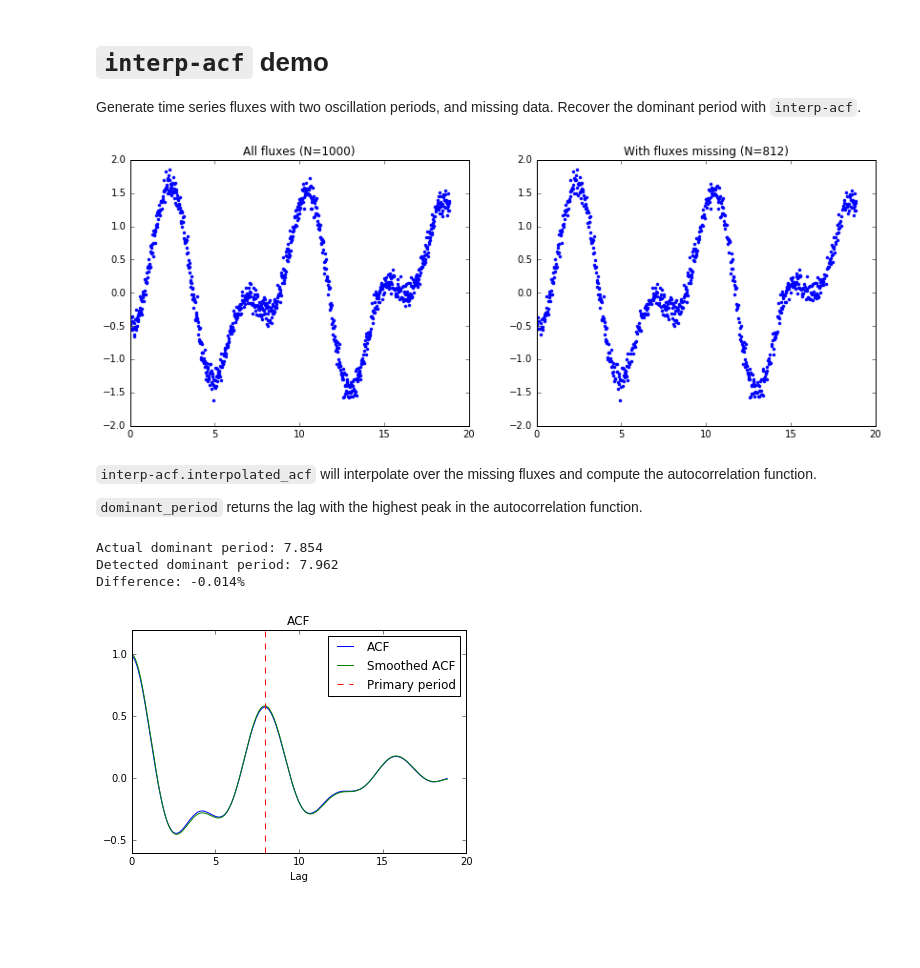
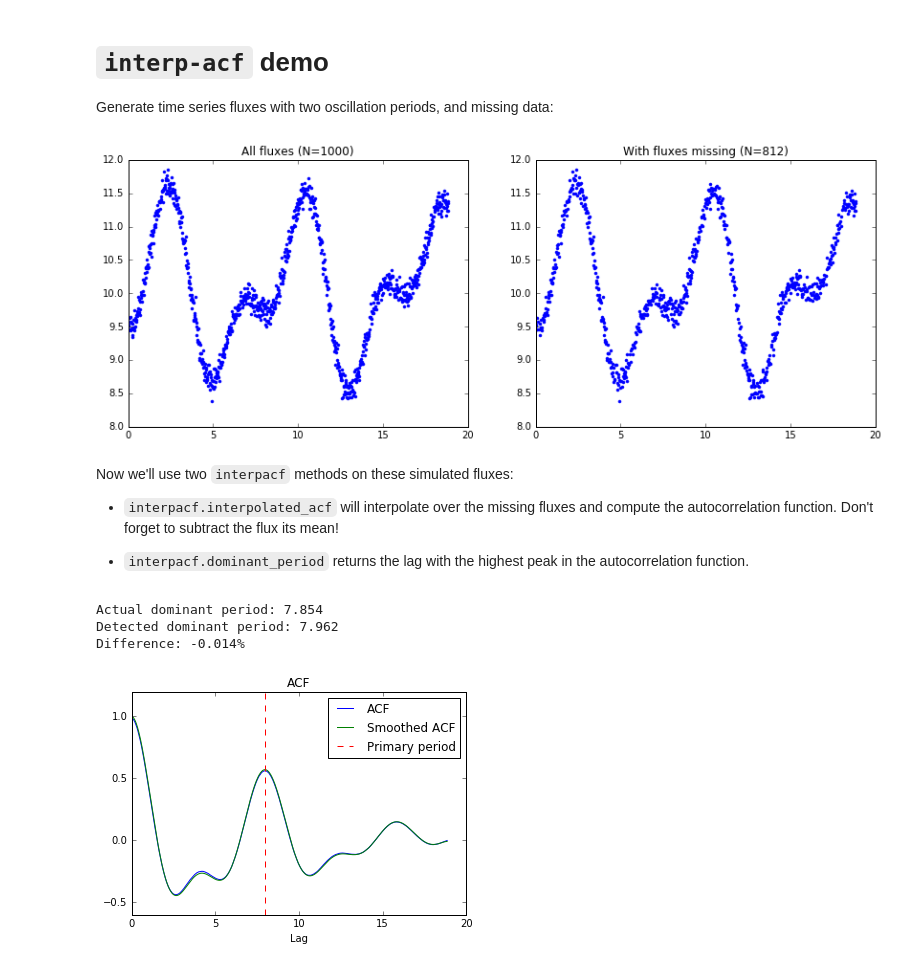
Before and after one commit to bmorris3/interp-acf, a Jupyter notebook: example.ipynb, the cells around one changed output. Drawn from its saved outputs; the diff is of its cells as text; code cells hidden in the pictures; blank space fills up the shorter version.

```diff
--- a/example.ipynb
+++ b/example.ipynb
@@ -1,48 +1,57 @@
 # %% [markdown]
 # `interp-acf` demo
 
-Generate time series fluxes with two oscillation periods, and missing data. Recover the dominant period with `interp-acf`.
+Generate time series fluxes with two oscillation periods, and missing data:
 # %%
 %matplotlib inline
 import matplotlib.pyplot as plt
 import numpy as np
 
 # Make flux time-series with random noise, and
 # two periodic oscillations, one 70% the amplitude
 # of the other:
 np.random.seed(42)
 n_points = 1000
 primary_period = 2.5*np.pi
 secondary_period = 1.3*np.pi
 all_times = np.linspace(0, 6*np.pi, n_points)
-all_fluxes = (0.1*np.random.randn(len(all_times)) +
-              np.sin(2*np.pi/primary_period * all_times) +
-              0.7*np.cos(2*np.pi/secondary_period * (all_times - 2.5)))
+all_fluxes = 10 + (0.1*np.random.randn(len(all_times)) +
+                   np.sin(2*np.pi/primary_period * all_times) +
+                   0.7*np.cos(2*np.pi/secondary_period * (all_times - 2.5)))
 
 # Remove some fluxes, times from those data:
 n_points_missing = 200  # This number is approximate
 missing_indices = np.unique(np.random.randint(0, n_points,
                                               size=n_points_missing))
 mask = list(set(np.arange(len(all_times))).difference(set(missing_indices)))
 times_incomplete = all_times[mask]
 fluxes_incomplete = all_fluxes[mask]
 
 # Plot these fluxes before and after data are removed:
 fig, ax = plt.subplots(1, 2, figsize=(14, 5))
 ax[0].plot(all_times, all_fluxes, '.')
 ax[0].set(title='All fluxes (N={0})'.format(len(all_fluxes)))
 ax[1].plot(times_incomplete, fluxes_incomplete, '.')
 ax[1].set(title='With fluxes missing (N={0})'.format(len(fluxes_incomplete)))
 plt.show()
 # %% [output]
-[figure, old version]
+[figure, new version]
 # %% [markdown]
-`interp-acf.interpolated_acf` will interpolate over the missing fluxes and compute the autocorrelation function.
+Now we'll use two `interpacf` methods on these simulated fluxes:
 
-`dominant_period` returns the lag with the highest peak in the autocorrelation function.
+* `interpacf.interpolated_acf` will interpolate over the missing fluxes and compute the autocorrelation function. Don't forget to subtract the flux its mean!
+
+* `interpacf.dominant_period` returns the lag with the highest peak in the autocorrelation function.
 # %%
 from interpacf import interpolated_acf, dominant_period
+
+# Need zero-mean fluxes:
+fluxes_incomplete -= np.mean(fluxes_incomplete)
+
+# Compute autocorrelation function
 lag, acf = interpolated_acf(times_incomplete, fluxes_incomplete)
+
+# Find dominant period in autocorrelation function
 detected_period = dominant_period(lag, acf, plot=True)
 
 print("Actual dominant period: {0:.3f}\nDetected dominant period: "
@@ -53,4 +62,4 @@ print("Actual dominant period: {0:.3f}\nDetected dominant period: "
 Actual dominant period: 7.854
 Detected dominant period: 7.962
 Difference: -0.014%
-[figure, old version]
+[figure, new version]
```
